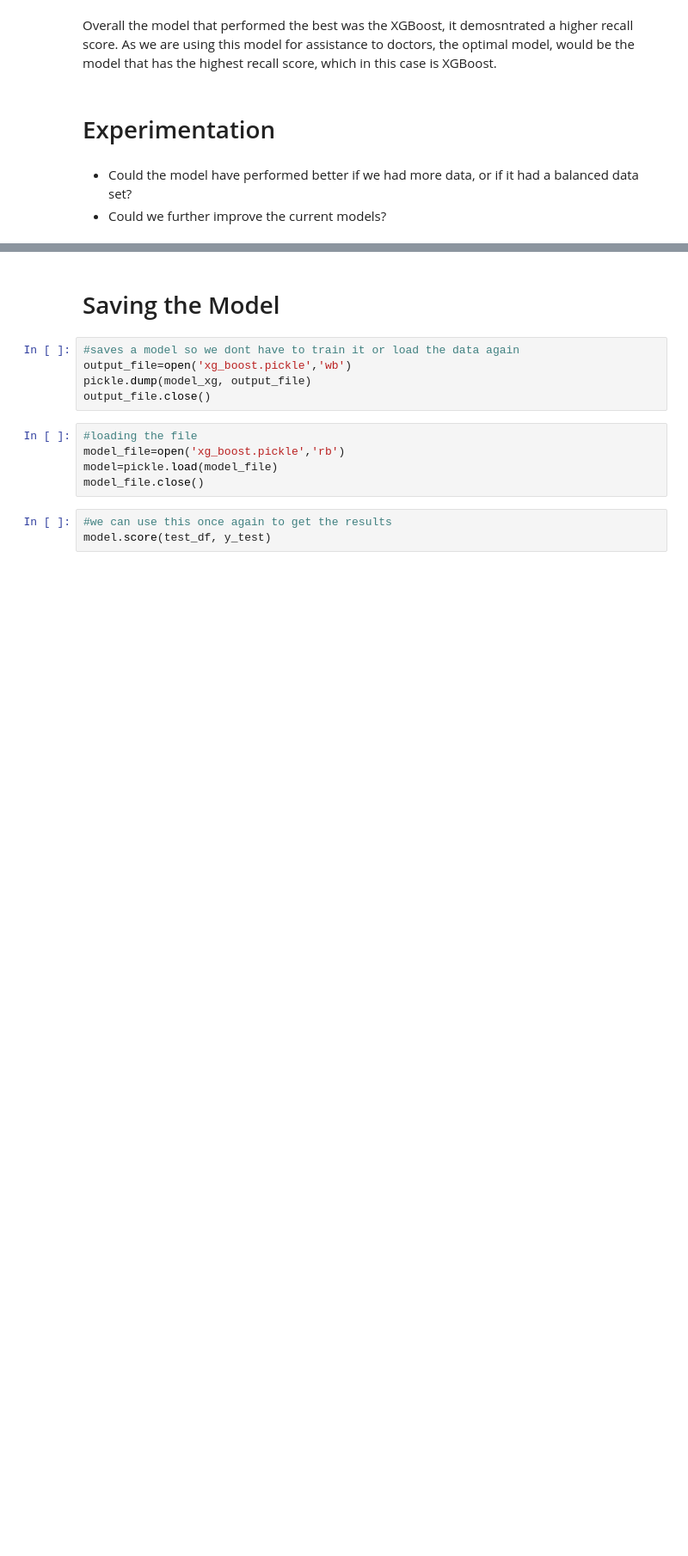
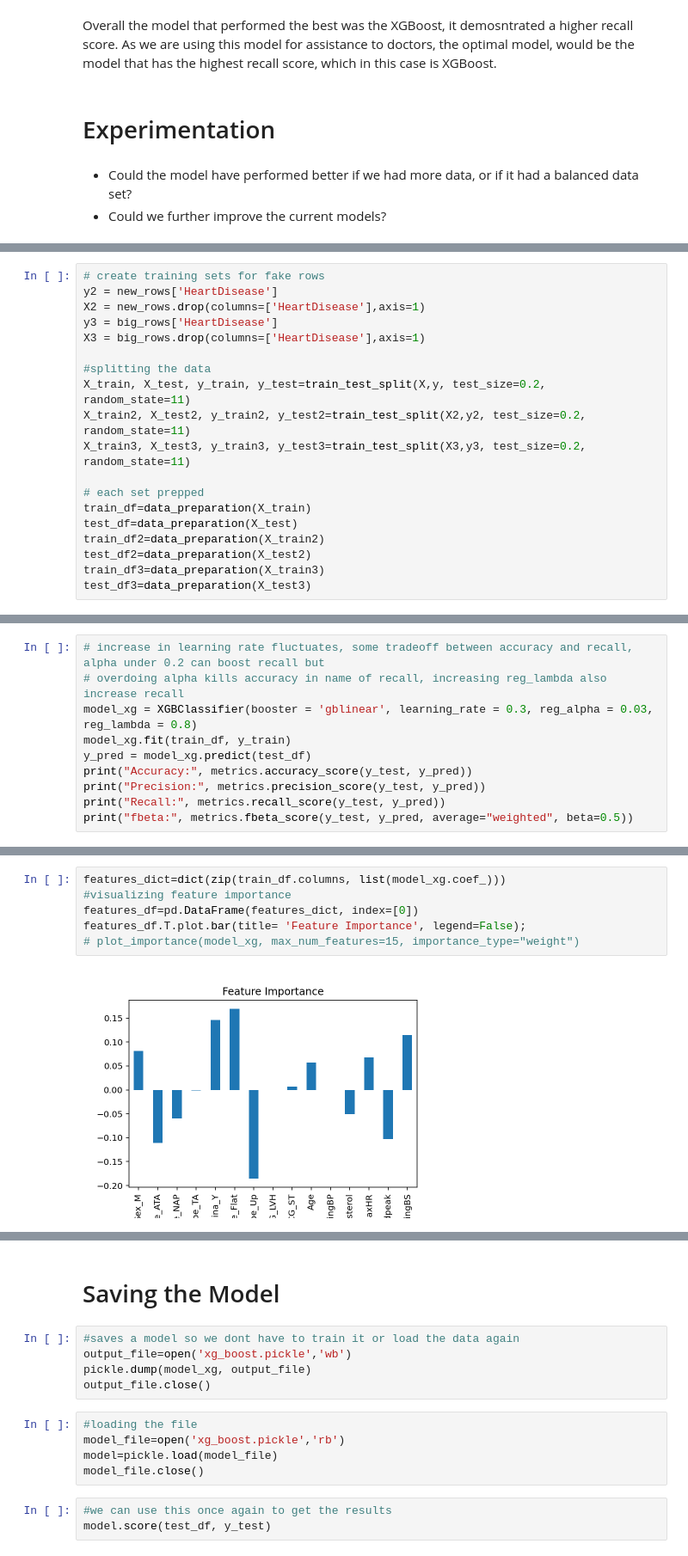
Before and after one commit to dgardunohorneffer/Captsone-AI, a Jupyter notebook: Notebooks/Final_Notebook.ipynb, the cells around one changed output, grey strips where cells are left out. Shown at 86% size. Saved outputs shown, nothing was run; the diff lists cells and outputs as text; blank space fills up the shorter version.

```diff
--- a/Notebooks/Final_Notebook.ipynb
+++ b/Notebooks/Final_Notebook.ipynb
@@ -892,0 +949,19 @@ Overall the model that performed the best was the XGBoost, it demosntrated a hig
+# %%
+# create training sets for fake rows
+y2 = new_rows['HeartDisease']
+X2 = new_rows.drop(columns=['HeartDisease'],axis=1)
+y3 = big_rows['HeartDisease']
+X3 = big_rows.drop(columns=['HeartDisease'],axis=1)
+
+#splitting the data
+X_train, X_test, y_train, y_test=train_test_split(X,y, test_size=0.2, random_state=11)
+X_train2, X_test2, y_train2, y_test2=train_test_split(X2,y2, test_size=0.2, random_state=11)
+X_train3, X_test3, y_train3, y_test3=train_test_split(X3,y3, test_size=0.2, random_state=11)
+
+# each set prepped
+train_df=data_preparation(X_train)
+test_df=data_preparation(X_test)
+train_df2=data_preparation(X_train2)
+test_df2=data_preparation(X_test2)
+train_df3=data_preparation(X_train3)
+test_df3=data_preparation(X_test3)
@@ -892,0 +970,10 @@ Overall the model that performed the best was the XGBoost, it demosntrated a hig
+# %%
+# increase in learning rate fluctuates, some tradeoff between accuracy and recall, alpha under 0.2 can boost recall but
+# overdoing alpha kills accuracy in name of recall, increasing reg_lambda also increase recall
+model_xg = XGBClassifier(booster = 'gblinear', learning_rate = 0.3, reg_alpha = 0.03, reg_lambda = 0.8)
+model_xg.fit(train_df, y_train)
+y_pred = model_xg.predict(test_df)
+print("Accuracy:", metrics.accuracy_score(y_test, y_pred))
+print("Precision:", metrics.precision_score(y_test, y_pred))
+print("Recall:", metrics.recall_score(y_test, y_pred))
+print("fbeta:", metrics.fbeta_score(y_test, y_pred, average="weighted", beta=0.5))
@@ -892,0 +1017,8 @@ Overall the model that performed the best was the XGBoost, it demosntrated a hig
+# %%
+features_dict=dict(zip(train_df.columns, list(model_xg.coef_)))
+#visualizing feature importance
+features_df=pd.DataFrame(features_dict, index=[0])
+features_df.T.plot.bar(title= 'Feature Importance', legend=False);
+# plot_importance(model_xg, max_num_features=15, importance_type="weight")
+# %% [output]
+[figure, added]
```
Also changed, not shown: parts of 17 cells of this notebook, 1 other file.
